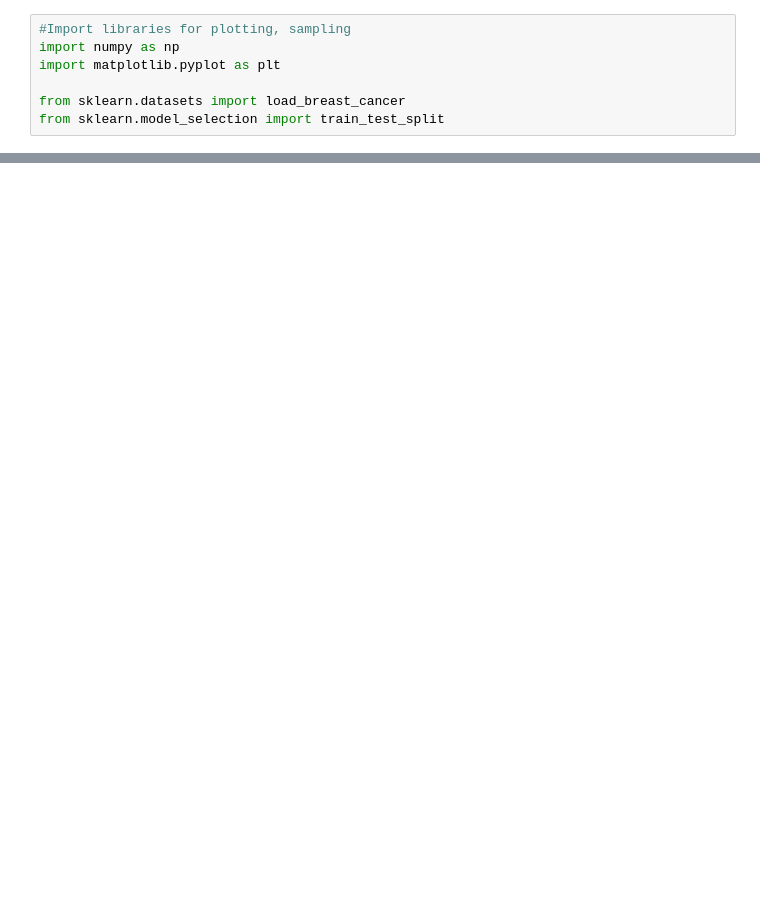
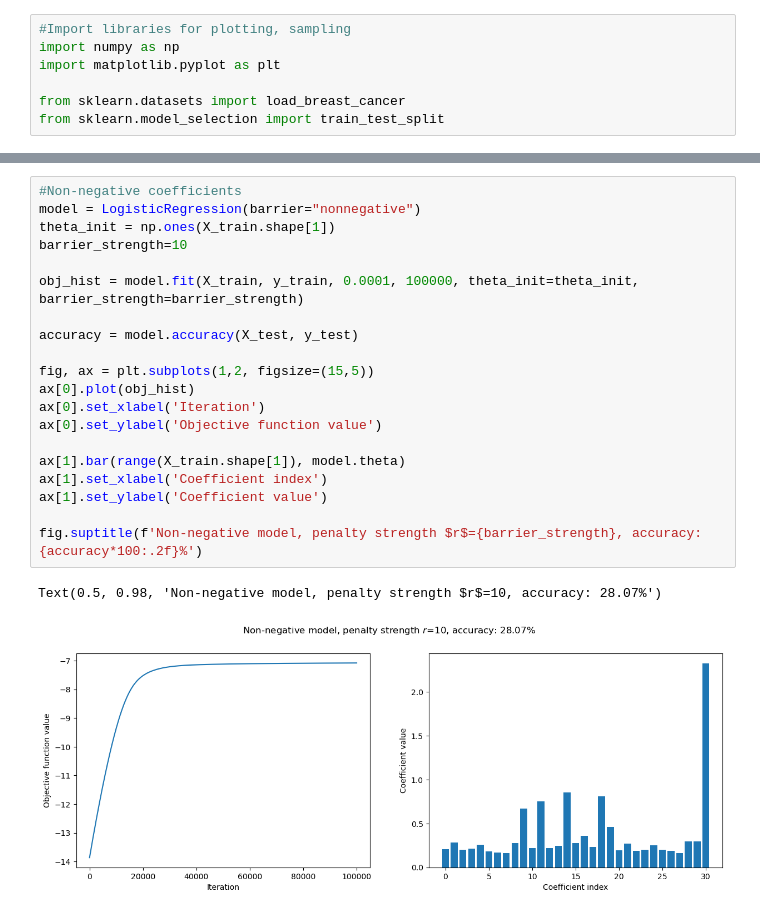
Before and after one commit to mataln/binance-takehome, a Jupyter notebook: Q2.ipynb, the cells around one changed output, grey strips where cells are left out. Cells and saved outputs as stored; diff of their text form; blank space fills up the shorter version.

```diff
--- a/Q2.ipynb
+++ b/Q2.ipynb
@@ -84,0 +233,23 @@ array([[-1.15036482, -0.39064196, -1.12855021],
+# %%
+#Non-negative coefficients
+model = LogisticRegression(barrier="nonnegative")
+theta_init = np.ones(X_train.shape[1])
+barrier_strength=10
+
+obj_hist = model.fit(X_train, y_train, 0.0001, 100000, theta_init=theta_init, barrier_strength=barrier_strength)
+
+accuracy = model.accuracy(X_test, y_test)
+
+fig, ax = plt.subplots(1,2, figsize=(15,5))
+ax[0].plot(obj_hist)
+ax[0].set_xlabel('Iteration')
+ax[0].set_ylabel('Objective function value')
+
+ax[1].bar(range(X_train.shape[1]), model.theta)
+ax[1].set_xlabel('Coefficient index')
+ax[1].set_ylabel('Coefficient value')
+
+fig.suptitle(f'Non-negative model, penalty strength $r$={barrier_strength}, accuracy: {accuracy*100:.2f}%')
+# %% [output]
+Text(0.5, 0.98, 'Non-negative model, penalty strength $r$=10, accuracy: 28.07%')
+[figure, added]
```
Also changed, not shown: parts of 18 cells of this notebook.
